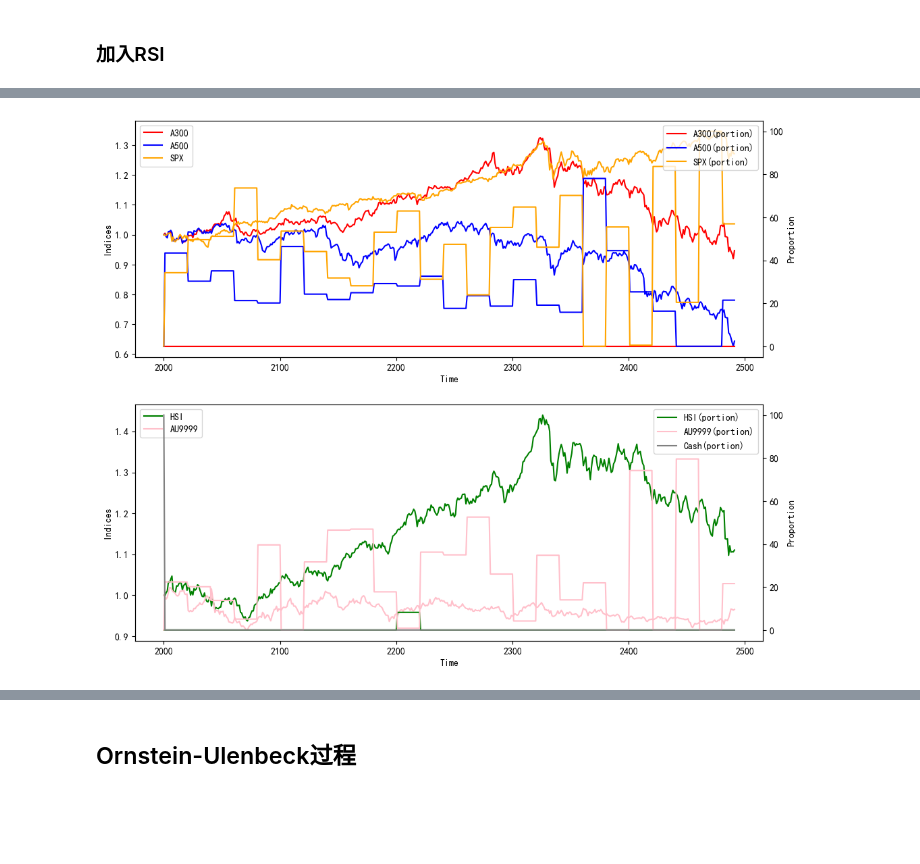
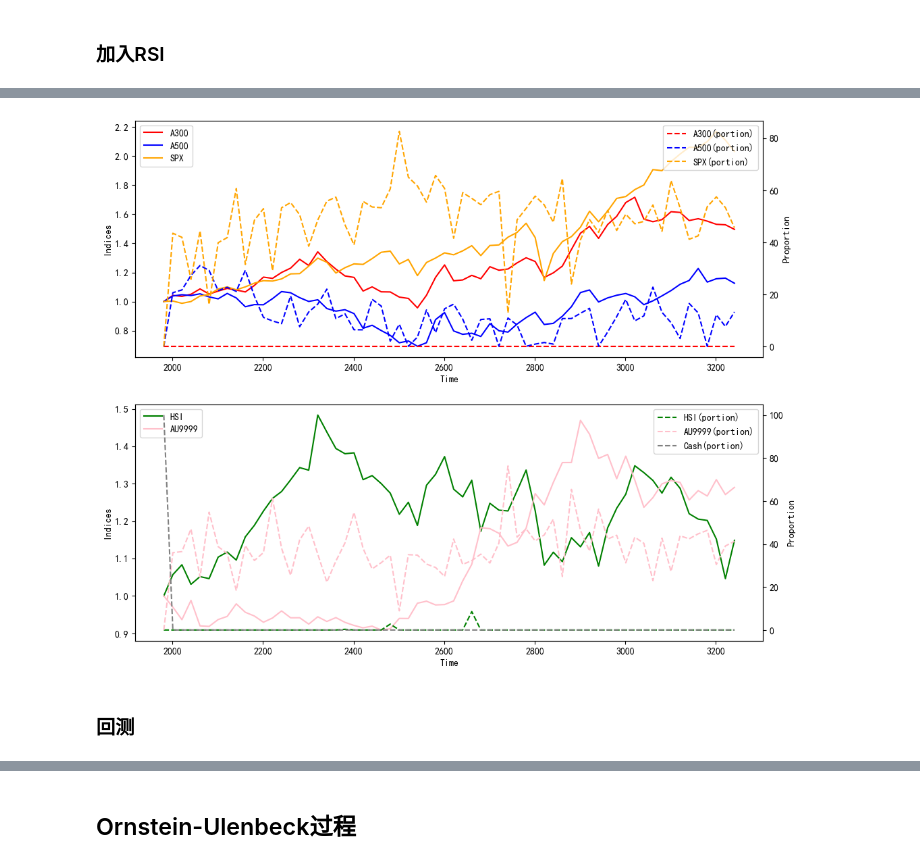
Before and after one commit to dishangti/Entropy-Pooling, a Jupyter notebook: EP.ipynb, the cells around one changed output, grey strips where cells are left out. Cells and saved outputs as stored; diff of their text form; code cells hidden in the pictures; blank space fills up the shorter version.

Commit message:
Recalculate price change and add backtesting.

```diff
--- a/EP.ipynb
+++ b/EP.ipynb
@@ -214,9 +249,9 @@ Mu_Q = np.array([Mu[0]-0.3,
                  1.1*Mu[0] + 0.9*Mu[1] - 0.4]).reshape(-1, 1)
 
 G = np.eye(5)
-Sigma_G = 1.1 * Sigma   # 调整协方差矩阵以引入波动率，也可以引入其他线性组合的协方差
+Sigma_G = 1.1 * Sigma.values   # 调整协方差矩阵以引入波动率，也可以引入其他线性组合的协方差
 
-Mu_tilda, Sigma_tilda = prior2posterior(Mu, Q, Mu_Q, Sigma, G, Sigma_G)
+Mu_tilda, Sigma_tilda = prior2posterior(Mu.values.reshape(-1,1), Q, Mu_Q, Sigma.values, G, Sigma_G)
 Mu_tilda = np.array(Mu_tilda)
 # %%
 # 分布图
@@ -229,12 +264,12 @@ for i, name in enumerate(names):
     ax.set_title(name)
     plt.tight_layout()
 
-    prior_norm_x = np.linspace(Mu[i] - 3 * np.sqrt(Sigma[i,i]),
-                         Mu[i] + 3 * np.sqrt(Sigma[i,i]), 1000)
+    prior_norm_x = np.linspace(Mu[i] - 3 * np.sqrt(Sigma.values[i,i]),
+                         Mu[i] + 3 * np.sqrt(Sigma.values[i,i]), 1000)
     post_norm_x = np.linspace(Mu_tilda[i] - 3 * np.sqrt(Sigma_tilda[i,i]),
                          Mu_tilda[i] + 3 * np.sqrt(Sigma_tilda[i,i]), 1000)
 
-    prior_norm_y = scipy.stats.norm.pdf(prior_norm_x, Mu[i], np.sqrt(Sigma[i,i]))
+    prior_norm_y = scipy.stats.norm.pdf(prior_norm_x, Mu[i], np.sqrt(Sigma.values[i,i]))
     post_norm_y = scipy.stats.norm.pdf(post_norm_x, Mu_tilda[i], np.sqrt(Sigma_tilda[i,i]))
 
     plt.plot(prior_norm_x,prior_norm_y,c="cornflowerblue", label = 'Prior')
@@ -717,13 +752,13 @@ Sharpe Ratio: 0.29
 ### 加入RSI
 # %%
 begin_time = 2001
-end_time = 2501-10
+end_time = 3251-10
 adj_period = 20
 n_ptf = 5    # Portfolio number (no cash)
 # %%
 RSIs = []
 for i in range(5):
-    _RSI =  RSI(prices[i], price_moves[i], period = 10)
+    _RSI =  RSI(prices[i], price_moves[i], period = 14)
     RSIs.append(_RSI)
 RSIs = np.array(RSIs)
 RSIs
@@ -828,44 +869,40 @@ Sharpe Ratio: 0.44
 # %%
 fig = plt.figure(figsize = (12,10))
 
-time_series = np.arange(begin_time - 1, end_time+1)
-port_series = np.array([[.0],[.0],[.0],[.0],[.0],[100]],dtype=np.float64)
-for time in range(begin_time, end_time+1):
-    if (time - begin_time) % adj_period == 0:
-        port_series = np.c_[port_series, opt1_port.loc[:, time]]
-    else:
-        port_series = np.c_[port_series, port_series[:, -1]]
-
-norm_prices = (prices[:, begin_time - 1: end_time+1].T / prices[:, begin_time-1]).T
+time_series = np.arange(begin_time-20, end_time+1,20)
+port_series = opt1_port
+norm_prices = (prices[:, begin_time-20:end_time+1:20].T / prices[:, begin_time-20]).T
 
 color = ['red', 'blue', 'orange', 'green', 'pink', 'grey']
 
 ax = fig.add_subplot(211)
 for i in range(3):
     ax.plot(time_series, norm_prices[i,:], label = names[i], color = color[i])
 ax.set_xlabel('Time')
 ax.set_ylabel('Indices')
 ax.legend(loc = 'upper left')
 
 ax2 = ax.twinx()
 for i in range(3):
-    ax2.plot(time_series, port_series[i, :], label = [*names, 'Cash'][i] + '(portion)', color = color[i])
+    ax2.plot(time_series, port_series.iloc[i, :],'--', label = [*names, 'Cash'][i] + '(portion)', color = color[i])
 ax2.set_ylabel('Proportion')
 ax2.legend(loc = 'upper right')
 
 ax = fig.add_subplot(212)
 for i in range(3,n_ptf):
     ax.plot(time_series, norm_prices[i,:], label = names[i], color = color[i])
 ax.set_xlabel('Time')
 ax.set_ylabel('Indices')
 ax.legend(loc = 'upper left')
 
 ax2 = ax.twinx()
 for i in range(3,n_ptf + 1):
-    ax2.plot(time_series, port_series[i, :], label = [*names, 'Cash'][i] + '(portion)', color = color[i])
+    ax2.plot(time_series, port_series.iloc[i, :],'--', label = [*names, 'Cash'][i] + '(portion)', color = color[i])
 ax2.set_ylabel('Proportion')
 ax2.legend(loc = 'upper right')
 
 fig.savefig('Portfolio_RSI.pdf')
 # %% [output]
-[figure, old version]
+[figure, new version]
+# %% [markdown]
+### 回测
```
Also changed, not shown: parts of 25 cells of this notebook, 1 other file.
